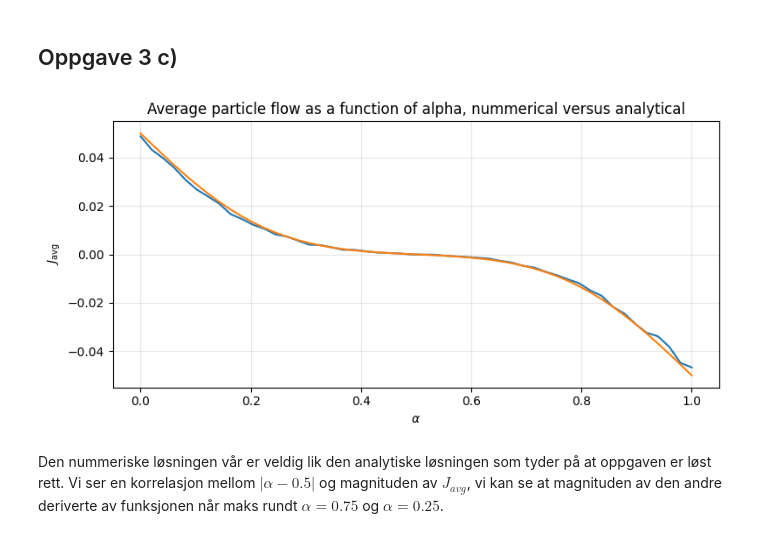
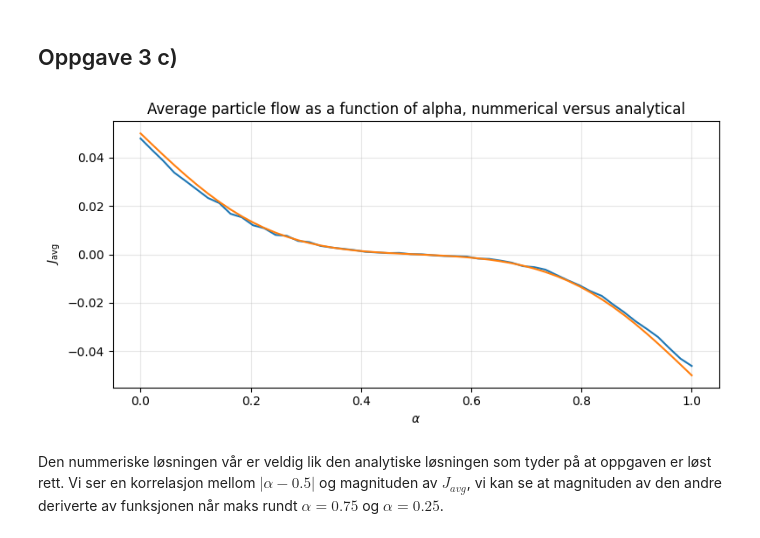
Before and after one commit to KristofferEide06/TMA4320_Project2, a Jupyter notebook: project2.ipynb, the cells around one changed output. Drawn from its saved outputs; the diff is of its cells as text; code cells hidden in the pictures.

```diff
--- a/project2.ipynb
+++ b/project2.ipynb
@@ -895,7 +899,7 @@ flow_array_3b = np.zeros(len(t_p_array), dtype=np.float64)
 
 # Simulating the J_avg for all values of t_p and adding them to flow array for plotting
 for i in range(len(t_p_array)):
-    x, avg_flow_3b = sim_3b(t_p_array[i], 100, 0.8, 1000, 40 * 100, 0, 100, 200, beta3)
+    x, avg_flow_3b = sim_3b(t_p_array[i], 100, 0.8, 1000, 40 * 100, 0, 100, 200, 1.0)
     flow_array_3b[i] = avg_flow_3b
 
 plotter(np.array(["Average particle flow as a function of time period length"]), np.array([r"$T_p$"]), np.array([r"$J_{\mathrm{avg}}$"]), np.array([t_p_array]), np.array([flow_array_3b]), 1, 1)
@@ -918,35 +922,35 @@ def analytic_flow(n_x: int, t_p: int, alpha: float):
         n_x: Length of intervall for periodic potential V31
         t_p: Time period between potential switches V31/V32
         alpha: Position of potential switch within n_x, pos = n_x*alpha
 
     Returns:
         flow: Analytical average particle flow for the given parameters
     """
     return n_x/(4*t_p) * (
         math.erfc(alpha*n_x/2*np.sqrt(3/t_p))
         - math.erfc((1-alpha)*n_x/2*np.sqrt(3/t_p))
     )
 
 
 
 
 # Initializing alpha array with 50 evenly spaced t_p values and empty flow arrays with same length of type np.float64
 alpha_array = np.linspace(0, 1, 50)
 flow_array_3c = np.zeros(len(alpha_array), dtype=np.float64)
 analytic_flow_array_3c = np.zeros(len(alpha_array), dtype=np.float64)
 
 # Simulating the J_avg for all values of alpha and adding them to flow arrays for plotting
 for i in range(len(alpha_array)):
-    x, avg_flow = sim_3b(500, 100, alpha_array[i], 1000, 40*100, 0, 100, 200, beta3)
+    x, avg_flow = sim_3b(500, 100, alpha_array[i], 1000, 40*100, 0, 100, 200, 1.0)
     flow_array_3c[i] = avg_flow
     analytic_flow_array_3c[i] = analytic_flow(100, 500, alpha_array[i])
 
 plotter(np.array(["Average particle flow as a function of alpha, nummerical versus analytical"]),
          np.array([r"$\alpha$"]), np.array([r"$J_{\mathrm{avg}}$"]),
          np.array([alpha_array for _ in range(2)]), np.array([flow_array_3c,analytic_flow_array_3c]), 1, 1,
          labels=np.array(["Nummerical","Analytical"]))
 # %% [output]
-[figure, old version]
+[figure, new version]
 # %% [markdown]
 Den nummeriske løsningen vår er veldig lik den analytiske løsningen som tyder på at oppgaven er løst rett. Vi ser en korrelasjon mellom $|\alpha-0.5|$ og magnituden av $J_{avg}$, vi kan se at magnituden av den andre deriverte av funksjonen når maks rundt $\alpha = 0.75$ og $\alpha = 0.25$.
 # %% [markdown]
```
Also changed, not shown: parts of 14 cells of this notebook.
